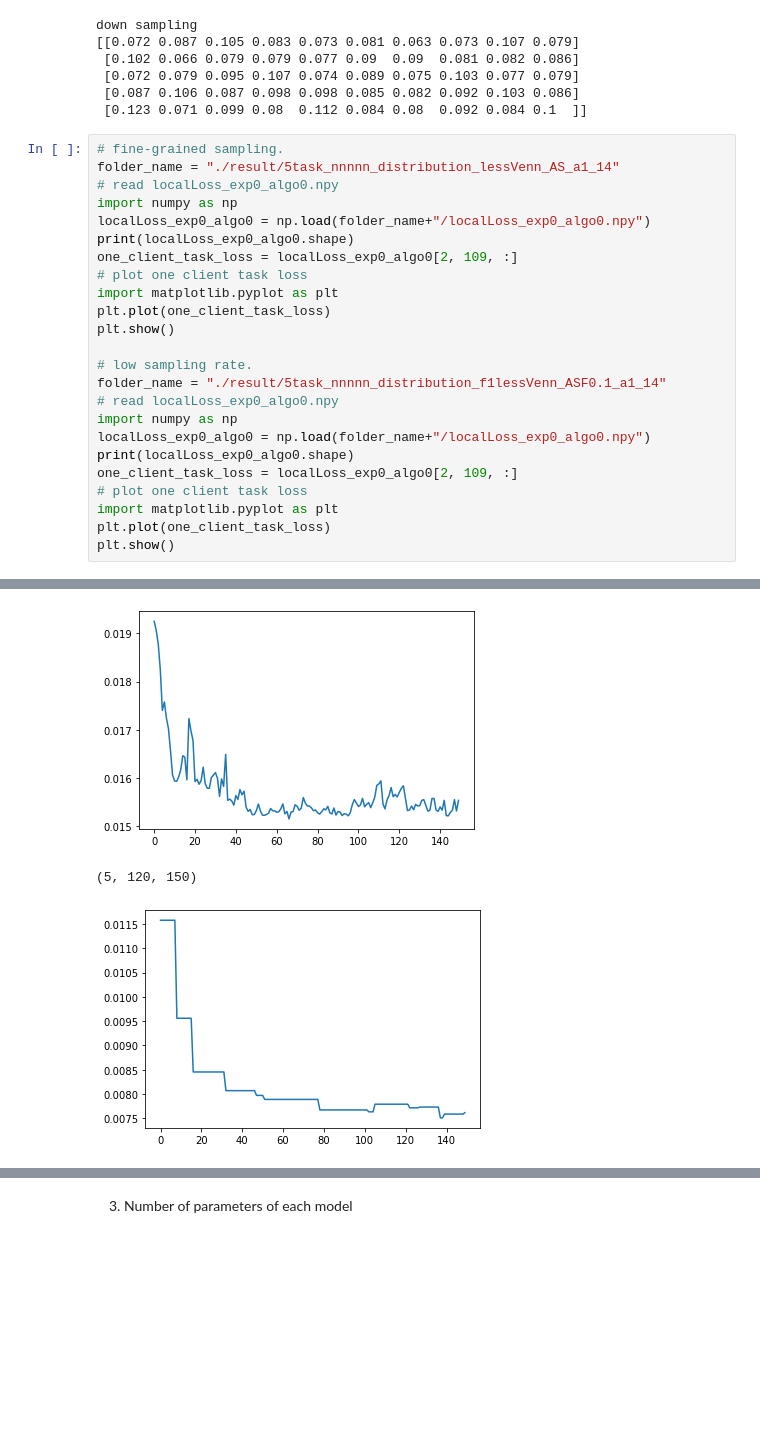
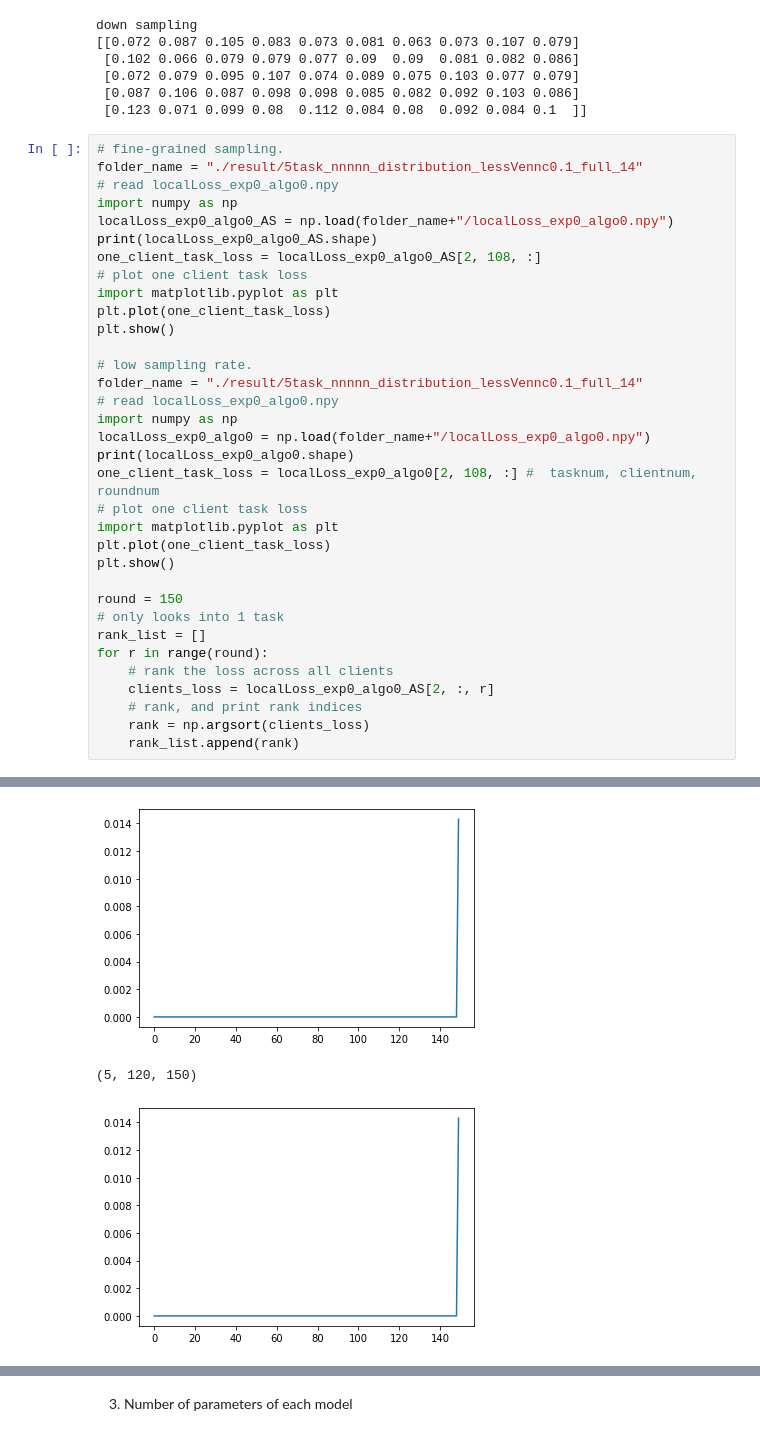
Before and after one commit to haoran-zh/mmfl-Dec, a Jupyter notebook: new_idea.ipynb, the cells around one changed output, grey strips where cells are left out. Cells and saved outputs as stored; diff of their text form; blank space fills up the shorter version.

```diff
--- a/new_idea.ipynb
+++ b/new_idea.ipynb
@@ -430,30 +448,40 @@ down sampling
  [0.123 0.071 0.099 0.08  0.112 0.084 0.08  0.092 0.084 0.1  ]]
 # %%
 # fine-grained sampling.
-folder_name = "./result/5task_nnnnn_distribution_lessVenn_AS_a1_14"
+folder_name = "./result/5task_nnnnn_distribution_lessVennc0.1_full_14"
 # read localLoss_exp0_algo0.npy
 import numpy as np
-localLoss_exp0_algo0 = np.load(folder_name+"/localLoss_exp0_algo0.npy")
-print(localLoss_exp0_algo0.shape)
-one_client_task_loss = localLoss_exp0_algo0[2, 109, :]
+localLoss_exp0_algo0_AS = np.load(folder_name+"/localLoss_exp0_algo0.npy")
+print(localLoss_exp0_algo0_AS.shape)
+one_client_task_loss = localLoss_exp0_algo0_AS[2, 108, :]
 # plot one client task loss
 import matplotlib.pyplot as plt
 plt.plot(one_client_task_loss)
 plt.show()
 
 # low sampling rate.
-folder_name = "./result/5task_nnnnn_distribution_f1lessVenn_ASF0.1_a1_14"
+folder_name = "./result/5task_nnnnn_distribution_lessVennc0.1_full_14"
 # read localLoss_exp0_algo0.npy
 import numpy as np
 localLoss_exp0_algo0 = np.load(folder_name+"/localLoss_exp0_algo0.npy")
 print(localLoss_exp0_algo0.shape)
-one_client_task_loss = localLoss_exp0_algo0[2, 109, :]
+one_client_task_loss = localLoss_exp0_algo0[2, 108, :] #  tasknum, clientnum, roundnum
 # plot one client task loss
 import matplotlib.pyplot as plt
 plt.plot(one_client_task_loss)
 plt.show()
+
+round = 150
+# only looks into 1 task
+rank_list = []
+for r in range(round):
+    # rank the loss across all clients
+    clients_loss = localLoss_exp0_algo0_AS[2, :, r]
+    # rank, and print rank indices
+    rank = np.argsort(clients_loss)
+    rank_list.append(rank)
 # %% [output]
 (5, 120, 150)
-[figure, old version]
+[figure, new version]
 (5, 120, 150)
-[figure, old version]
+[figure, new version]
```
Also changed, not shown: parts of 29 cells of this notebook.
